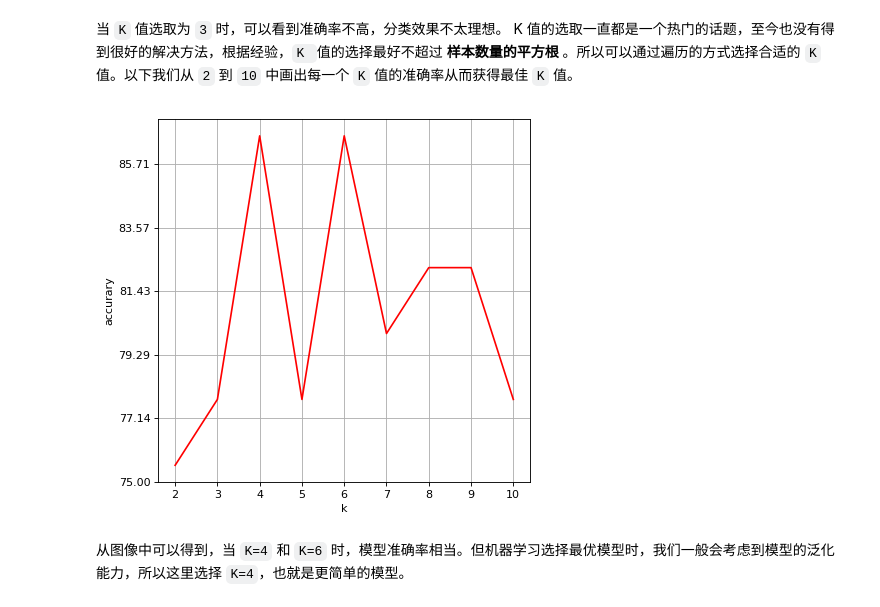
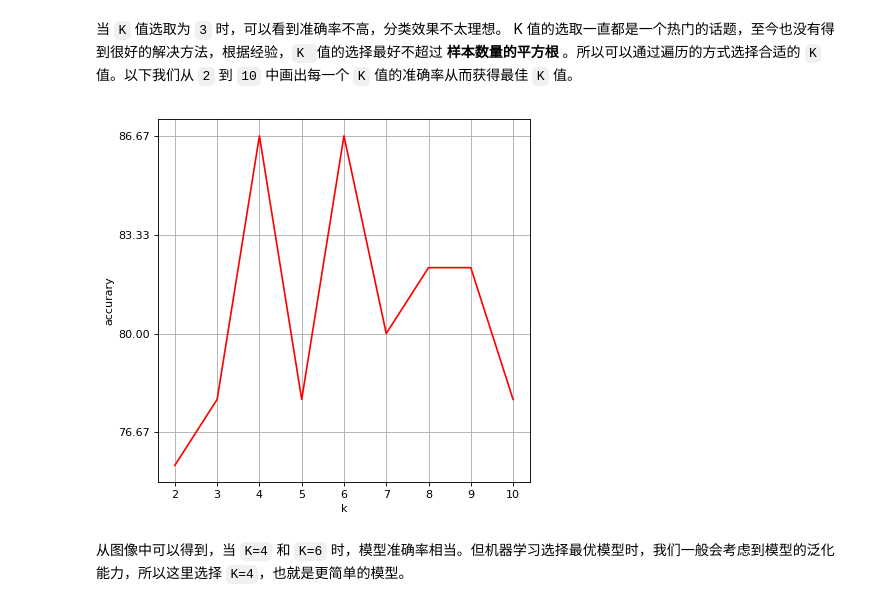
Before and after one commit to paulsweet/ML_shiyanlou, a Jupyter notebook: 5.1KNN.ipynb, the cells around one changed output. Cells and saved outputs as stored; diff of their text form; code cells hidden in the pictures.

```diff
--- a/5.1KNN.ipynb
+++ b/5.1KNN.ipynb
@@ -476,22 +492,22 @@ get_accuracy(y_test,y_predict)
 # %%
 accuracy_list = []
 k_value = range(2,11)
 
 for k in k_value:
     y_predict = sklearn_KNN_classify(x_train,y_train,x_test,k)
     accurary = get_accuracy(y_test,y_predict)
     accuracy_list.append(accurary)
 
 # 画图
 plt.figure(figsize=(6,6),dpi=(80))
 plt.xlabel('k')
 plt.ylabel('accurary')
-new_ticks = np.linspace(60, 90, 15)  # 设定 y 轴显示，从 0.6 到 0.9
+new_ticks = np.linspace(60, 90, 10)  # 设定 y 轴显示，从 0.6 到 0.9
 plt.yticks(new_ticks)
 plt.plot(k_value, accuracy_list, c='r')
 plt.grid(True)  # 给画布增加网格
 # %% [output]
-[figure, old version]
+[figure, new version]
 # %% [markdown]
 从图像中可以得到，当 `K=4` 和 `K=6` 时，模型准确率相当。但机器学习选择最优模型时，我们一般会考虑到模型的泛化能力，所以这里选择 `K=4`，也就是更简单的模型。
 # %% [markdown]
```
Also changed, not shown: parts of 1 cell of this notebook.
